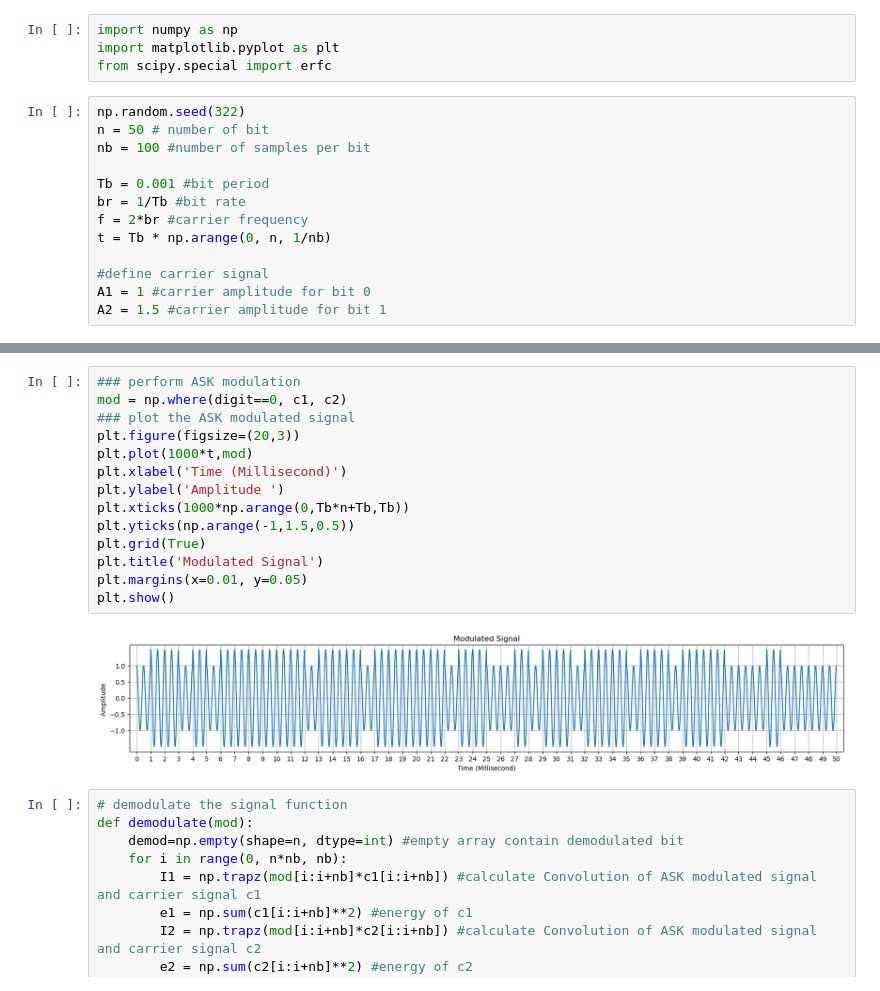
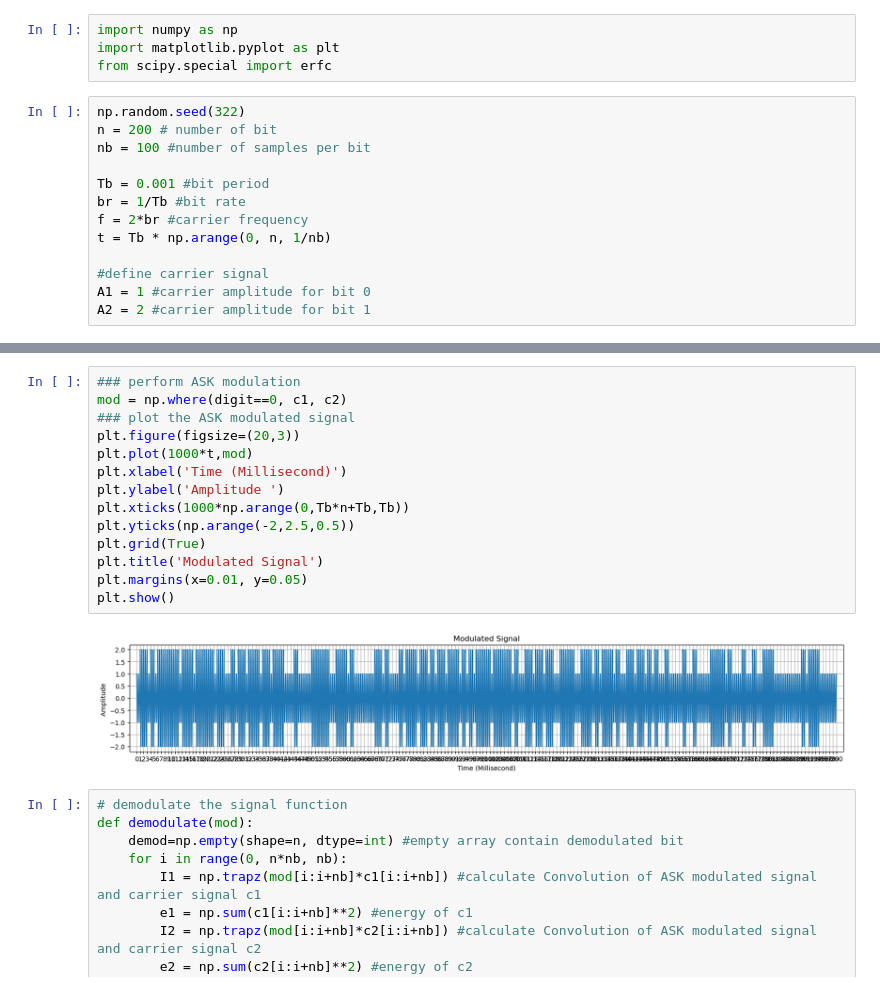
Before and after one commit to lightningdhna/KTTT, a Jupyter notebook: ASK.ipynb, the cells around one changed output, grey strips where cells are left out. Saved outputs shown, nothing was run; the diff lists cells and outputs as text.

```diff
--- a/ASK.ipynb
+++ b/ASK.ipynb
@@ -4,7 +4,7 @@ import matplotlib.pyplot as plt
 from scipy.special import erfc
 # %%
 np.random.seed(322)
-n = 50 # number of bit
+n = 200 # number of bit
 nb = 100 #number of samples per bit
 
 Tb = 0.001 #bit period
@@ -14,7 +14,7 @@ t = Tb * np.arange(0, n, 1/nb)
 
 #define carrier signal
 A1 = 1 #carrier amplitude for bit 0
-A2 = 1.5 #carrier amplitude for bit 1
+A2 = 2 #carrier amplitude for bit 1
 # %%
 ### generate carrier signal
 c1 = A1 * np.cos(2*np.pi*f*t) #carrier signal for binary value '0'
@@ -61,19 +61,19 @@ plt.show()
 # %%
 ### perform ASK modulation
 mod = np.where(digit==0, c1, c2)
 ### plot the ASK modulated signal
 plt.figure(figsize=(20,3))
 plt.plot(1000*t,mod)
 plt.xlabel('Time (Millisecond)')
 plt.ylabel('Amplitude ')
 plt.xticks(1000*np.arange(0,Tb*n+Tb,Tb))
-plt.yticks(np.arange(-1,1.5,0.5))
+plt.yticks(np.arange(-2,2.5,0.5))
 plt.grid(True)
 plt.title('Modulated Signal')
 plt.margins(x=0.01, y=0.05)
 plt.show()
 # %% [output]
-[figure, old version]
+[figure, new version]
 # %%
 # demodulate the signal function
 def demodulate(mod):
```
Also changed, not shown: parts of 7 cells of this notebook, 2 other files.
